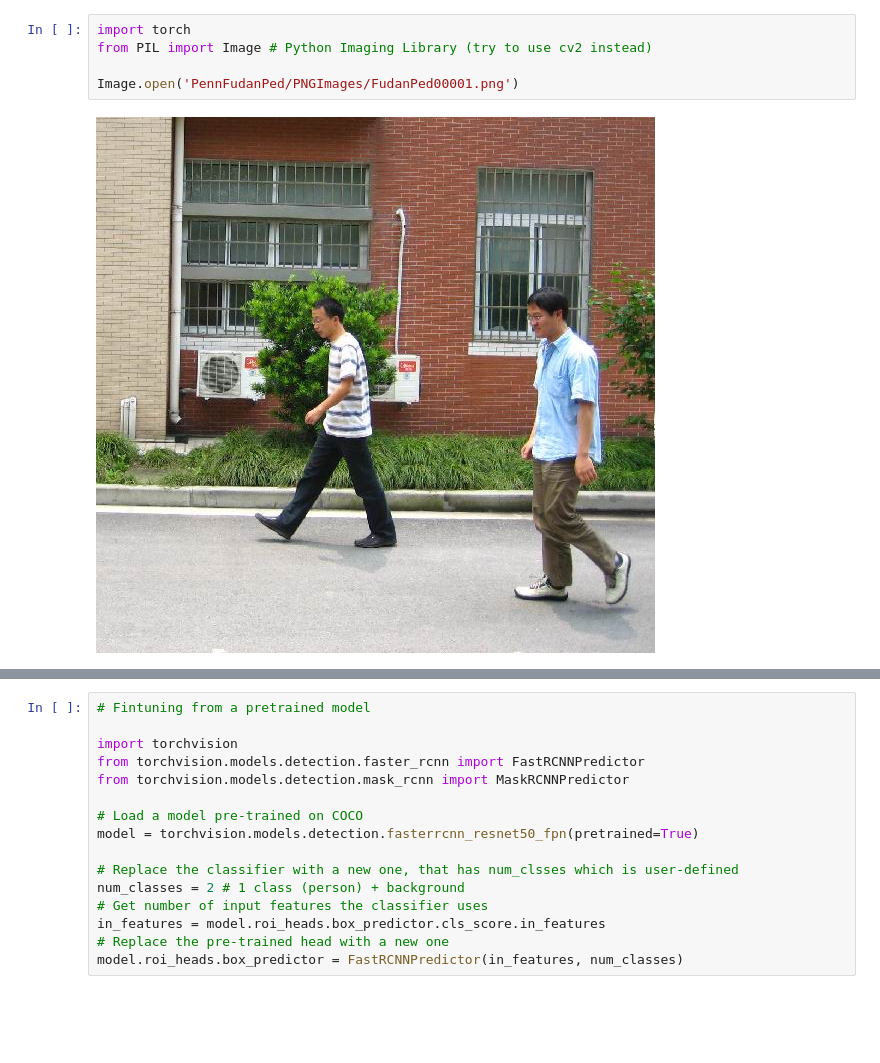
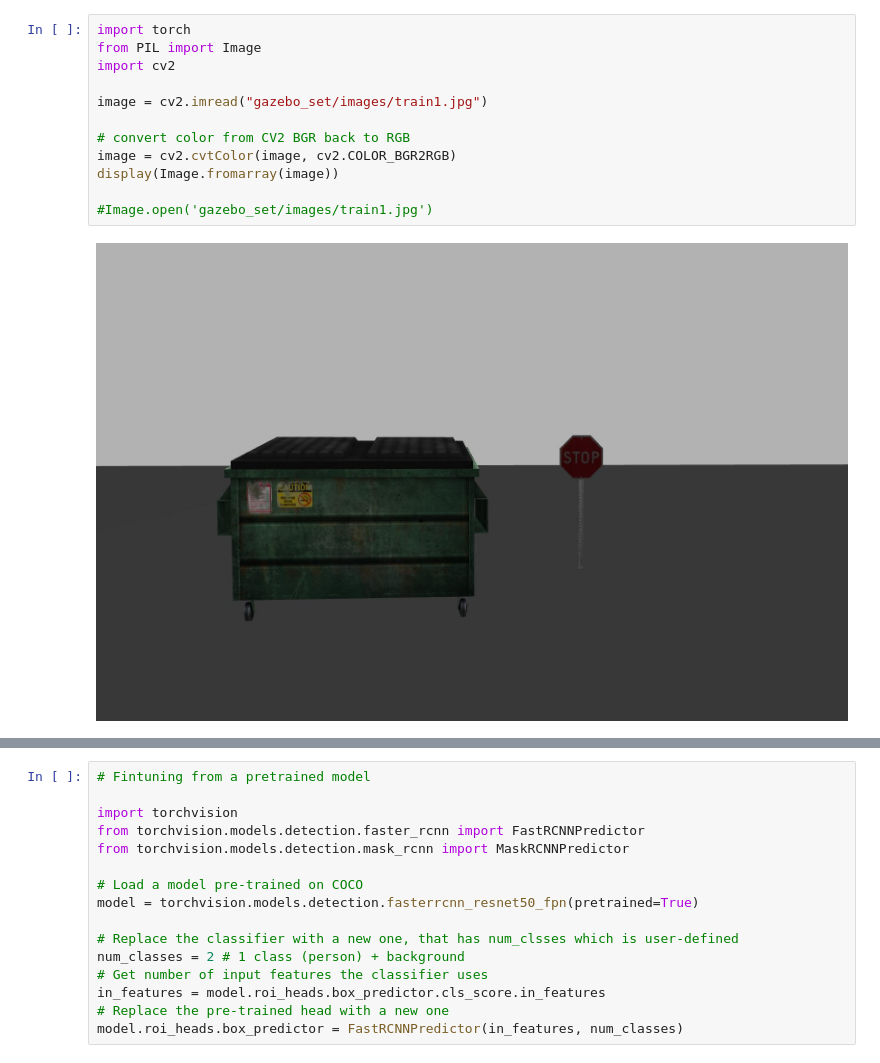
Before and after one commit to ag9217/ObjectDetection, a Jupyter notebook: main.ipynb, the cells around one changed output, grey strips where cells are left out. Saved outputs shown, nothing was run; the diff lists cells and outputs as text; blank space fills up the shorter version.

```diff
--- a/main.ipynb
+++ b/main.ipynb
@@ -1,8 +1,15 @@
-# %%
-import torch
-from PIL import Image # Python Imaging Library (try to use cv2 instead)
-
-Image.open('PennFudanPed/PNGImages/FudanPed00001.png')
-# %% [output]
-[figure, removed]
+# %%
+import torch
+from PIL import Image
+import cv2
+
+image = cv2.imread("gazebo_set/images/train1.jpg")
+
+# convert color from CV2 BGR back to RGB
+image = cv2.cvtColor(image, cv2.COLOR_BGR2RGB)
+display(Image.fromarray(image))
+
+#Image.open('gazebo_set/images/train1.jpg')
+# %% [output]
+[figure, added]
 # %%
```
Also changed, not shown: parts of 11 cells of this notebook.
